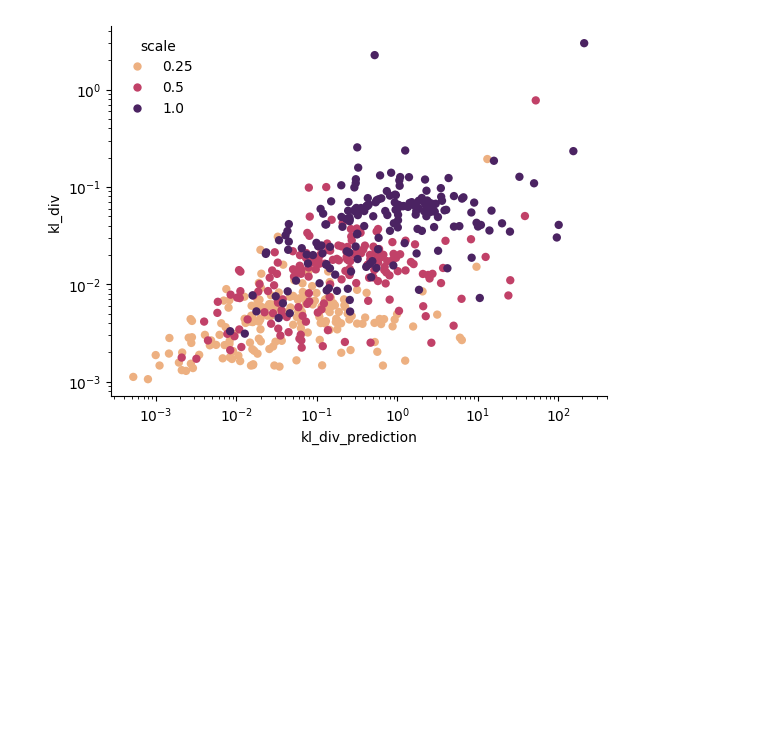
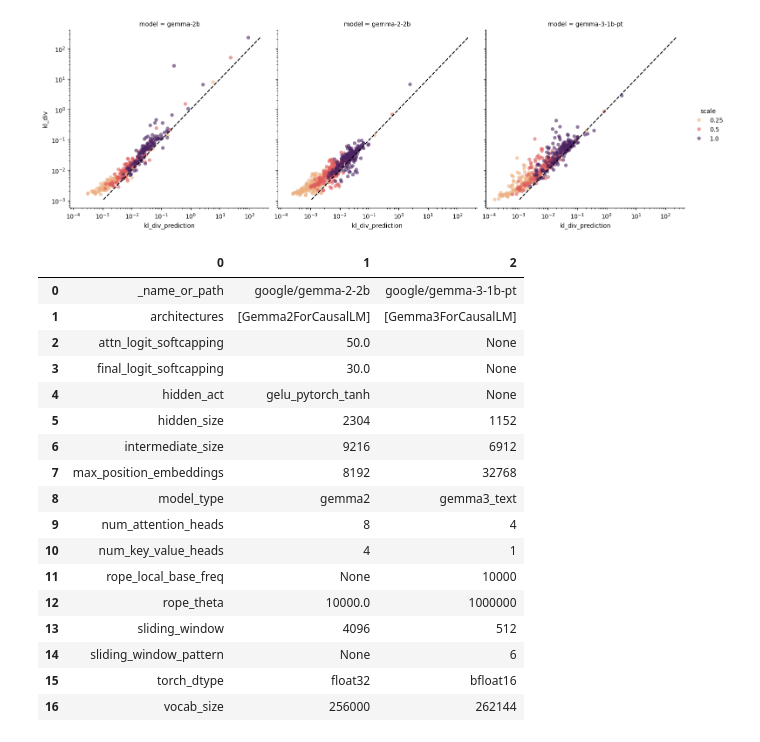
Before and after one commit to graphcore-research/optimal-weight-formats, a Jupyter notebook: 0503-GemmaFisherIssue.ipynb, the cells around one changed output. Saved outputs shown, nothing was run; the diff lists cells and outputs as text; code cells hidden in the pictures; blank space fills up the shorter version.

Commit message:
Gemma Fisher debugging

```diff
--- a/0503-GemmaFisherIssue.ipynb
+++ b/0503-GemmaFisherIssue.ipynb
@@ -47,0 +107,32 @@ df.head()
+# %%
+FISHER_RERUN = {}
+for model_id in ["google/gemma-3-1b-pt", "google/gemma-2-2b", "google/gemma-2b"]:
+    model = transformers.AutoModelForCausalLM.from_pretrained(
+        model_id, device_map=DEVICE, torch_dtype=torch.bfloat16,
+    )
+    data = E.token_prediction.Dataset.load(model, 1024, 1, 0, 128)
+    FISHER_RERUN[mname(model_id)] = {k: v.sum() for k, v in E.fisher.diag_fisher(data, model, mode="single_sample", progress=True).items()}
+    del model
+    del data
+    import gc
+    gc.collect()
+    torch.cuda.empty_cache()
+# %%
+def get_rows() -> Iterable[dict[str, Any]]:
+    for model in SENSITIVITY_KL_RERUN:
+        for scale in SENSITIVITY_KL_RERUN[model]:
+            for parameter in SENSITIVITY_KL_RERUN[model][scale]:
+                yield dict(
+                    model=model,
+                    scale=scale,
+                    parameter=parameter,
+                    fisher_sum=FISHER_RERUN[model][parameter].item(),
+                    rm2=WEIGHT_STATS_RERUN[model][parameter].rm2,
+                    kl_div=SENSITIVITY_KL_RERUN[model][scale][parameter],
+                )
+
+df = pd.DataFrame.from_records(get_rows())
+df["kl_div_prediction"] = 0.5 * (df.scale * df.rm2)**2 * df.fisher_sum
+df["parameter_kind"] = df.parameter.apply(lambda s: s.split(".")[-2])
+df["layer"] = df.parameter.apply(lambda s: float(p.group(1)) if (p := re.search(r"\.(\d+)\.", s)) else None)
+df.head()
@@ -48,6 +146,36 @@ df.head()
 # %%
-ax = sns.scatterplot(df, y="kl_div", x="kl_div_prediction", hue="scale", hue_norm=matplotlib.colors.LogNorm(), palette="flare", lw=0)
-ax.set_xscale("log")
-ax.set_yscale("log")
+g = sns.relplot(data=df, y="kl_div", x="kl_div_prediction", lw=0, hue="scale", palette="flare", col="model", alpha=.6)
+for ax in g.axes.flatten():
+    ax.set_xscale("log")
+    ax.set_yscale("log")
+    xs = df.kl_div.quantile([0, 1])
+    ax.plot(xs, xs, "k--")
 # %% [output]
-[figure, old version]
+[figure, new version]
+# %%
+g3_config = transformers.AutoConfig.from_pretrained("google/gemma-3-1b-pt").to_dict()
+g2_config = transformers.AutoConfig.from_pretrained("google/gemma-2-2b").to_dict()
+display(pd.DataFrame.from_records([
+    (k, g2_config.get(k), g3_config.get(k))
+    for k in sorted(set(g3_config) | set(g2_config))
+    if g3_config.get(k) != g2_config.get(k)
+]))
+# %% [output]
+|  | 0 | 1 | 2 |
+| 0 | _name_or_path | google/gemma-2-2b | google/gemma-3-1b-pt |
+| 1 | architectures | [Gemma2ForCausalLM] | [Gemma3ForCausalLM] |
+| 2 | attn_logit_softcapping | 50.0 | None |
+| 3 | final_logit_softcapping | 30.0 | None |
+| 4 | hidden_act | gelu_pytorch_tanh | None |
+| 5 | hidden_size | 2304 | 1152 |
+| 6 | intermediate_size | 9216 | 6912 |
+| 7 | max_position_embeddings | 8192 | 32768 |
+| 8 | model_type | gemma2 | gemma3_text |
+| 9 | num_attention_heads | 8 | 4 |
+| 10 | num_key_value_heads | 4 | 1 |
+| 11 | rope_local_base_freq | None | 10000 |
+| 12 | rope_theta | 10000.0 | 1000000 |
+| 13 | sliding_window | 4096 | 512 |
+| 14 | sliding_window_pattern | None | 6 |
+| 15 | torch_dtype | float32 | bfloat16 |
+| 16 | vocab_size | 256000 | 262144 |
```
Also changed, not shown: parts of 12 cells of this notebook.
